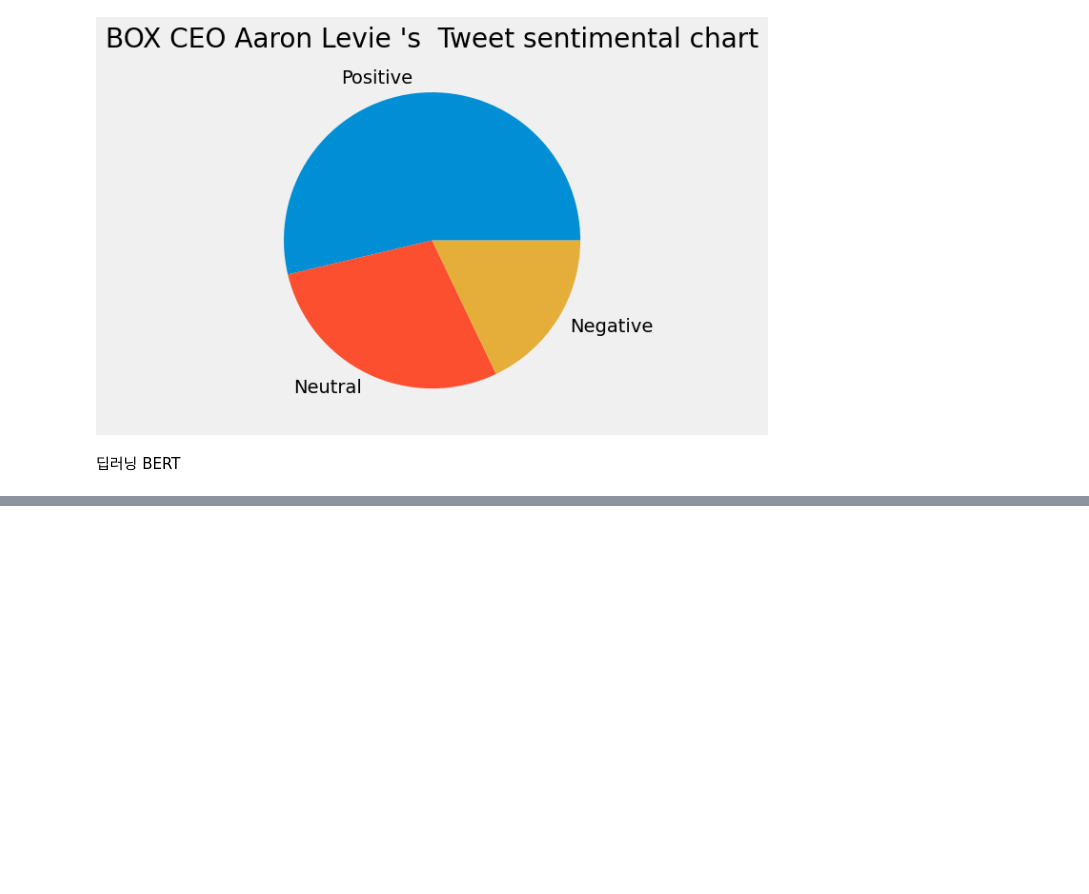
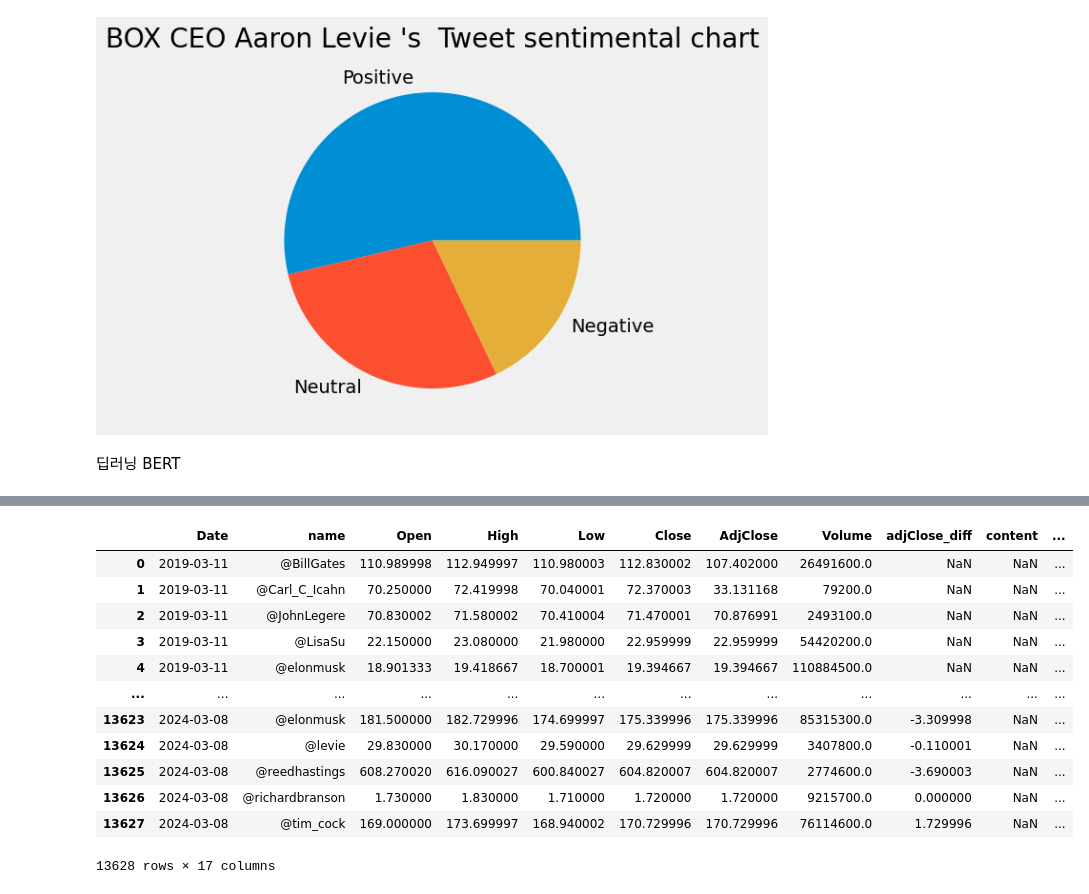
Before and after one commit to Ufoanbin/CodeWarrior_proj, a Jupyter notebook: final_analysis/final_analysis.ipynb, the cells around one changed output, grey strips where cells are left out. Saved outputs shown, nothing was run; the diff lists cells and outputs as text; code cells hidden in the pictures; blank space fills up the shorter version.

```diff
--- a/final_analysis/final_analysis.ipynb
+++ b/final_analysis/final_analysis.ipynb
@@ -347,0 +678,5 @@ SyntaxError: invalid syntax (4028310026.py, line 2)
+# %%
+twt_merge = twt_merge.reset_index(drop=True) # 인덱스 초기화
+# %%
+twt_merge2 = pd.concat([twt_merge, topic_df], axis=1)
+twt_merge2
@@ -347,0 +713,31 @@ SyntaxError: invalid syntax (4028310026.py, line 2)
+# %%
+from textblob import TextBlob
+
+
+twt_merge22 = twt_merge2.copy()
+twt_merge22['content'] = twt_merge22['content'].astype(str)
+
+# Create a function to get subjectivity
+def getSubjectivity(text):
+    return TextBlob(text).sentiment.subjectivity
+
+# Create a function to get polarity
+def getPolarity(text):
+    return TextBlob(text).sentiment.polarity
+
+# Create two new columns
+twt_merge22['Subjectivity'] = twt_merge22['content'].apply(getSubjectivity)
+twt_merge22['Polarity'] = twt_merge22['content'].apply(getPolarity)
+
+# Compute negative, neutral and positive analysis
+def getAnalysis(score):
+    if score < 0:
+        return 0 # NEGATIVE
+    elif score == 0:
+        return 1 # NEUTRAL
+    else:
+        return 2 # POSITIVE
+
+twt_merge22['Analysis'] = twt_merge22['Polarity'].apply(getAnalysis)
+
+twt_merge22.head()
@@ -347,0 +767,18 @@ SyntaxError: invalid syntax (4028310026.py, line 2)
+# %%
+df2 = pd.merge(stock, twt_merge22, on=['Date', 'name'], how='outer')
+# %%
+df2
+# %% [output]
+|  | Date | name | Open | High | Low | Close | AdjClose | Volume | adjClose_diff | content | ... |
+| 0 | 2019-03-11 | @BillGates | 110.989998 | 112.949997 | 110.980003 | 112.830002 | 107.402000 | 26491600.0 | NaN | NaN | ... |
+| 1 | 2019-03-11 | @Carl_C_Icahn | 70.250000 | 72.419998 | 70.040001 | 72.370003 | 33.131168 | 79200.0 | NaN | NaN | ... |
+| 2 | 2019-03-11 | @JohnLegere | 70.830002 | 71.580002 | 70.410004 | 71.470001 | 70.876991 | 2493100.0 | NaN | NaN | ... |
+| 3 | 2019-03-11 | @LisaSu | 22.150000 | 23.080000 | 21.980000 | 22.959999 | 22.959999 | 54420200.0 | NaN | NaN | ... |
+| 4 | 2019-03-11 | @elonmusk | 18.901333 | 19.418667 | 18.700001 | 19.394667 | 19.394667 | 110884500.0 | NaN | NaN | ... |
+| ... | ... | ... | ... | ... | ... | ... | ... | ... | ... | ... | ... |
+| 13623 | 2024-03-08 | @elonmusk | 181.500000 | 182.729996 | 174.699997 | 175.339996 | 175.339996 | 85315300.0 | -3.309998 | NaN | ... |
+| 13624 | 2024-03-08 | @levie | 29.830000 | 30.170000 | 29.590000 | 29.629999 | 29.629999 | 3407800.0 | -0.110001 | NaN | ... |
+| 13625 | 2024-03-08 | @reedhastings | 608.270020 | 616.090027 | 600.840027 | 604.820007 | 604.820007 | 2774600.0 | -3.690003 | NaN | ... |
+| 13626 | 2024-03-08 | @richardbranson | 1.730000 | 1.830000 | 1.710000 | 1.720000 | 1.720000 | 9215700.0 | 0.000000 | NaN | ... |
+| 13627 | 2024-03-08 | @tim_cock | 169.000000 | 173.699997 | 168.940002 | 170.729996 | 170.729996 | 76114600.0 | 1.729996 | NaN | ... |
+13628 rows × 17 columns
```
Also changed, not shown: parts of 39 cells of this notebook, 21 other files.
